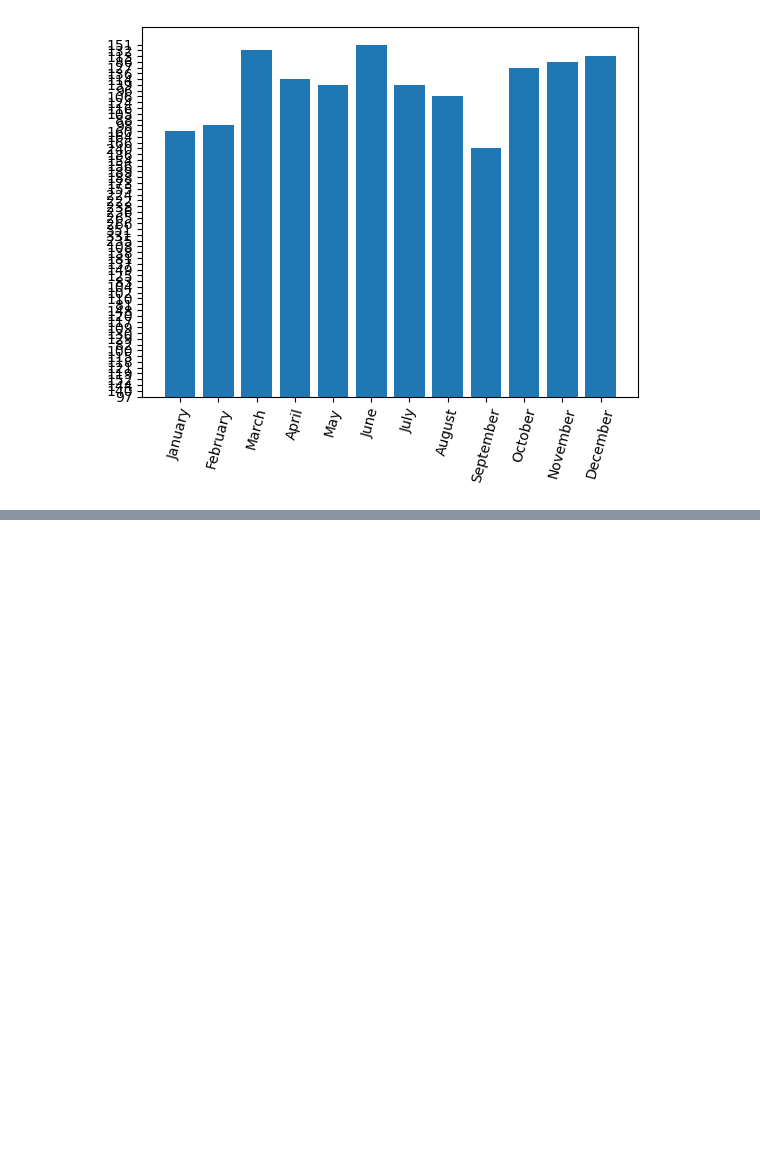
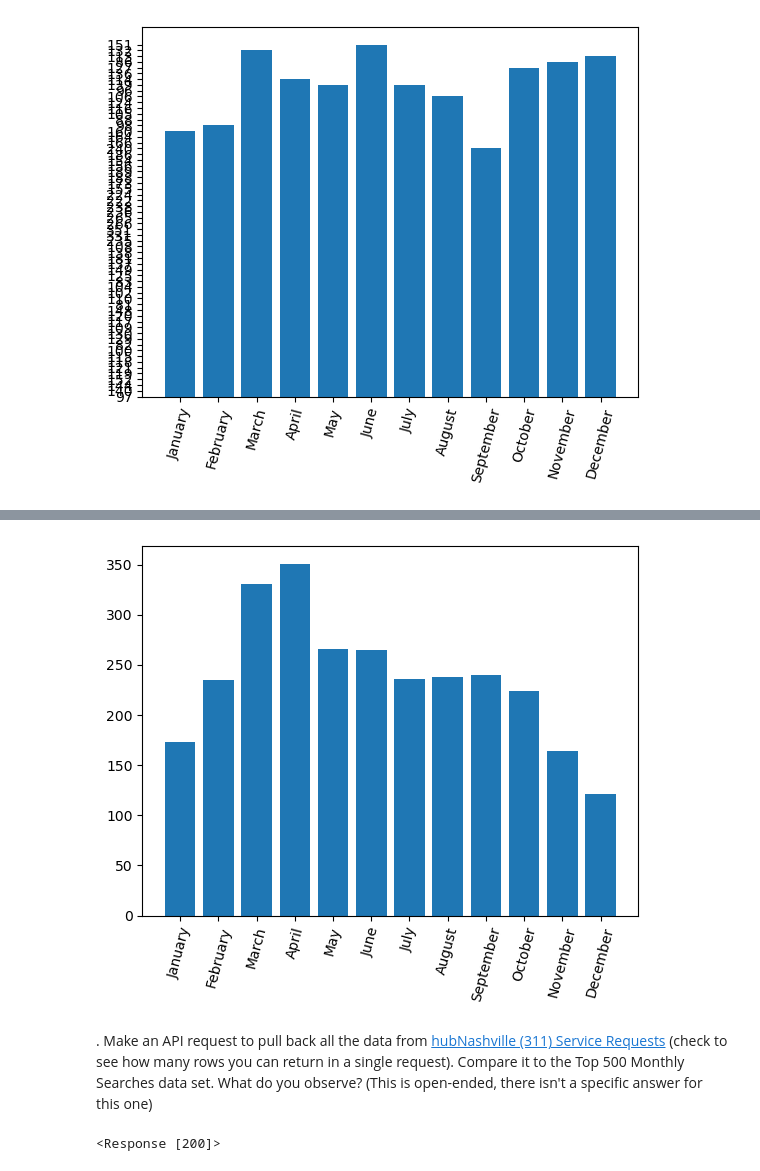
Before and after one commit to NSS-Full-Time-Data-Analytics-11/api-project-ShandenKey, a Jupyter notebook: notebook/shandenAPI.ipynb, the cells around one changed output, grey strips where cells are left out. Saved outputs shown, nothing was run; the diff lists cells and outputs as text; code cells hidden in the pictures; blank space fills up the shorter version.

```diff
--- a/notebook/shandenAPI.ipynb
+++ b/notebook/shandenAPI.ipynb
@@ -187,0 +203,9 @@ plt.yticks;
+# %%
+response4.query_count = response4.query_count.astype(float)
+# %%
+plt.bar(response4.month_name, response4.query_count)
+plt.xticks(rotation = 75);
+# %% [output]
+[figure, added]
+# %% [markdown]
+. Make an API request to pull back all the data from [hubNashville (311) Service Requests](https://data.nashville.gov/Public-Services/hubNashville-311-Service-Requests/7qhx-rexh) (check to see how many rows you can return in a single request). Compare it to the Top 500 Monthly Searches data set. What do you observe? (This is open-ended, there isn't a specific answer for this one)
@@ -187,0 +216,4 @@ plt.yticks;
+# %%
+response
+# %% [output]
+<Response [200]>
```
Also changed, not shown: parts of 7 cells of this notebook, 1 other file.
